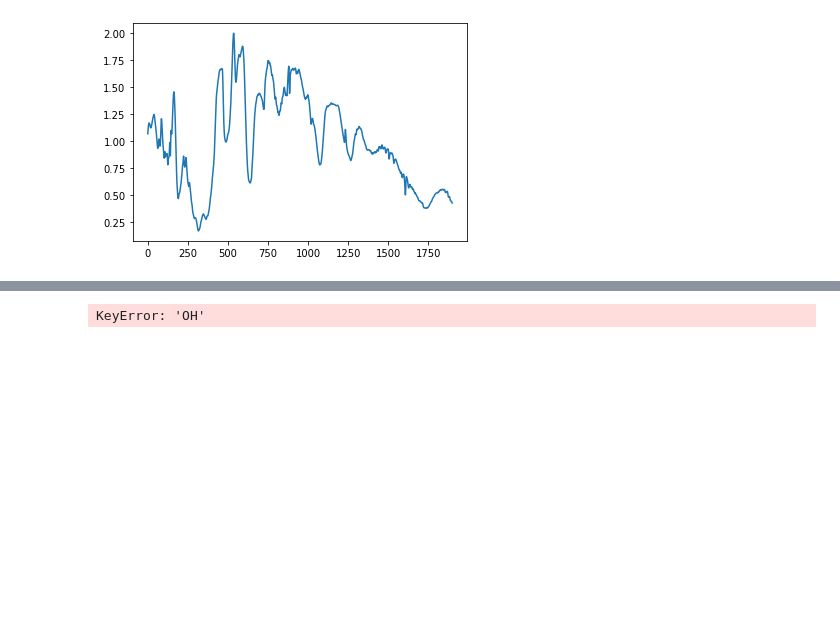
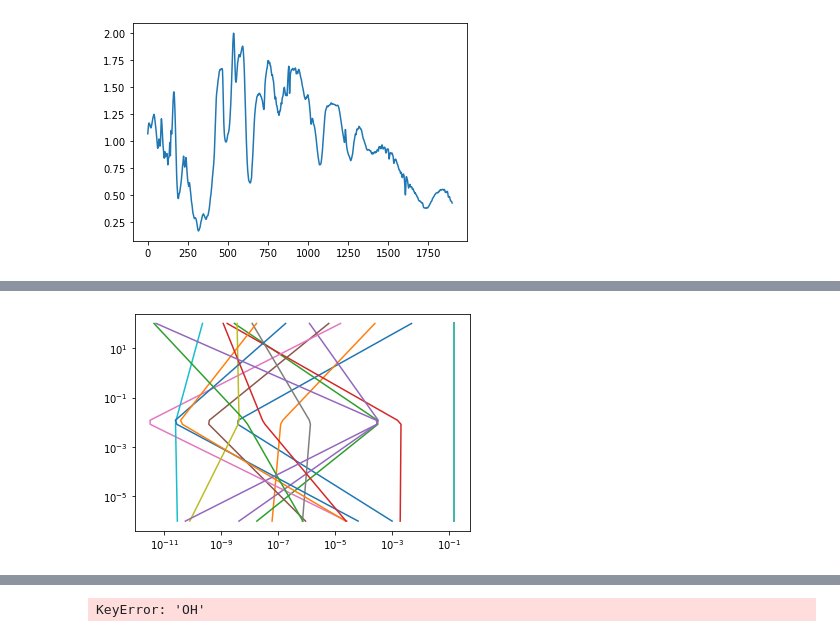
Before and after one commit to NatalieGrasser/LIFE_retrieval, a Jupyter notebook: LIFE_retrieval/debugging.ipynb, the cells around one changed output, grey strips where cells are left out. Drawn from its saved outputs; the diff is of its cells as text; code cells hidden in the pictures; blank space fills up the shorter version.

```diff
--- a/LIFE_retrieval/debugging.ipynb
+++ b/LIFE_retrieval/debugging.ipynb
@@ -113,0 +152,10 @@ plt.plot(model_flux)
+# %%
+import figures as figs
+#figs.VMR_plot(fail)
+
+for species in fail.species_pRT:
+    plt.plot(fail.VMRs[species],fail.pressure)
+plt.yscale('log')
+plt.xscale('log')
+# %% [output]
+[figure, added]
```
Also changed, not shown: parts of 6 cells of this notebook, 2 other files.
